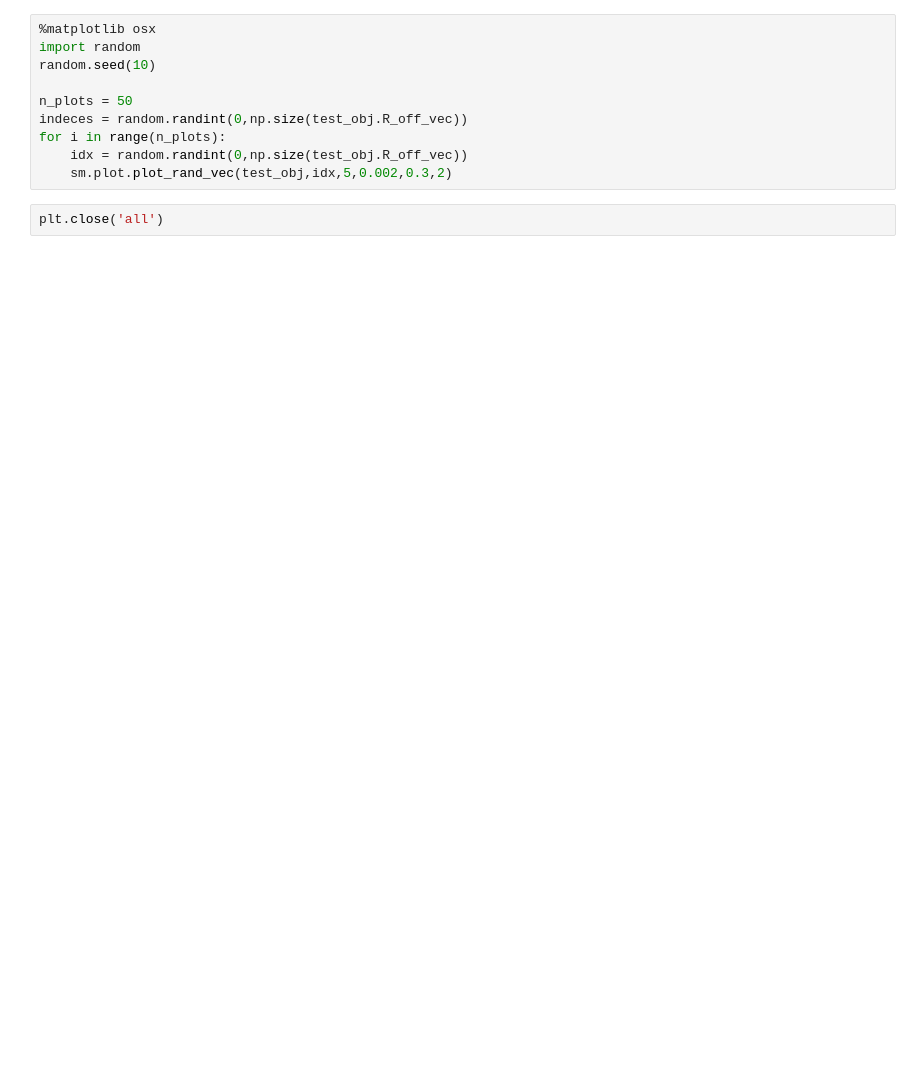
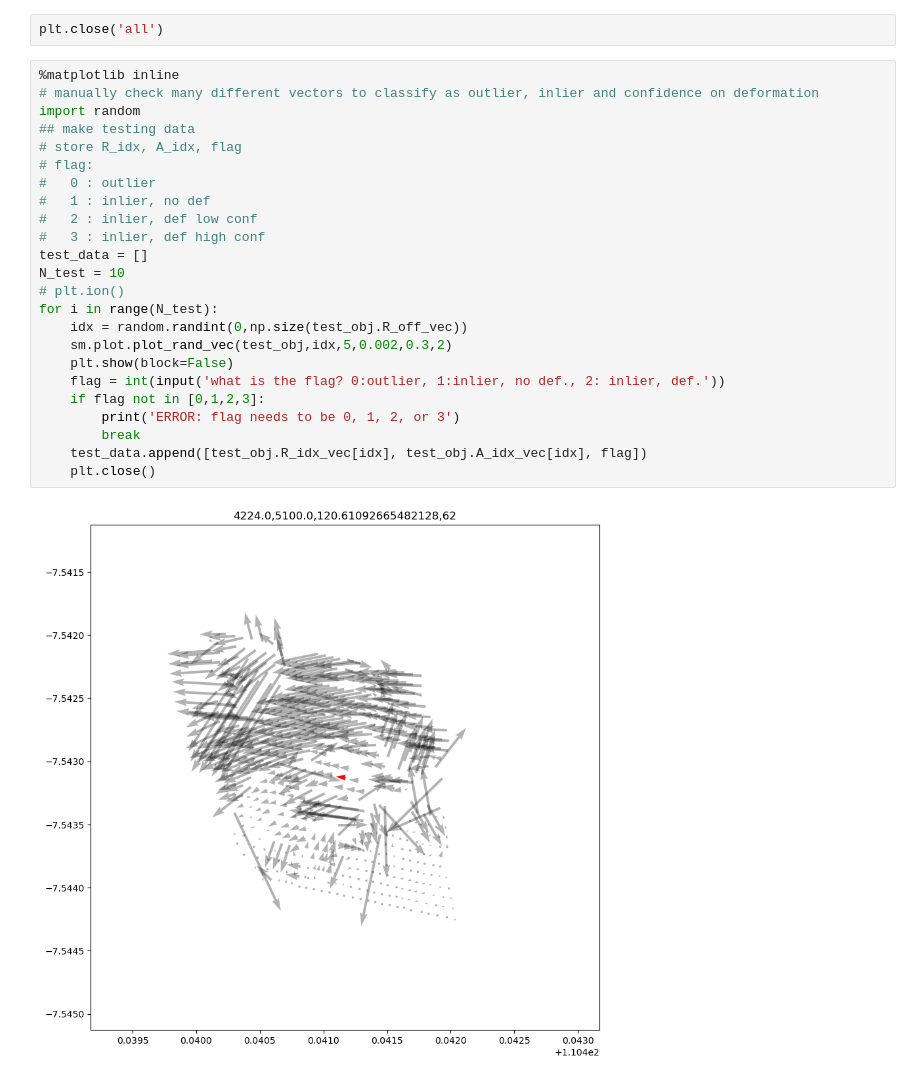
Before and after one commit to MBemelmans/SPOTSAR, a Jupyter notebook: package_test.ipynb, the cells around one changed output. Saved outputs shown, nothing was run; the diff lists cells and outputs as text; blank space fills up the shorter version.

```diff
--- a/package_test.ipynb
+++ b/package_test.ipynb
@@ -155,15 +155,31 @@ test_obj = stacked_data[2]
 sm.plot.plot_hist(test_obj,'Mag_vec', 1000, [0,10])
 # %% [output]
 [figure]
-# %%
-%matplotlib osx
-import random
-random.seed(10)
-
-n_plots = 50
-indeces = random.randint(0,np.size(test_obj.R_off_vec))
-for i in range(n_plots):
-    idx = random.randint(0,np.size(test_obj.R_off_vec))
-    sm.plot.plot_rand_vec(test_obj,idx,5,0.002,0.3,2)
 # %%
 plt.close('all')
+# %%
+%matplotlib inline
+# manually check many different vectors to classify as outlier, inlier and confidence on deformation
+import random
+## make testing data
+# store R_idx, A_idx, flag
+# flag:
+#   0 : outlier
+#   1 : inlier, no def
+#   2 : inlier, def low conf
+#   3 : inlier, def high conf
+test_data = []
+N_test = 10
+# plt.ion()
+for i in range(N_test):
+    idx = random.randint(0,np.size(test_obj.R_off_vec))
+    sm.plot.plot_rand_vec(test_obj,idx,5,0.002,0.3,2)
+    plt.show(block=False)
+    flag = int(input('what is the flag? 0:outlier, 1:inlier, no def., 2: inlier, def.'))
+    if flag not in [0,1,2,3]:
+        print('ERROR: flag needs to be 0, 1, 2, or 3')
+        break
+    test_data.append([test_obj.R_idx_vec[idx], test_obj.A_idx_vec[idx], flag])
+    plt.close()
+# %% [output]
+[figure, added]
```
Also changed, not shown: parts of 6 cells of this notebook, 2 other files.
